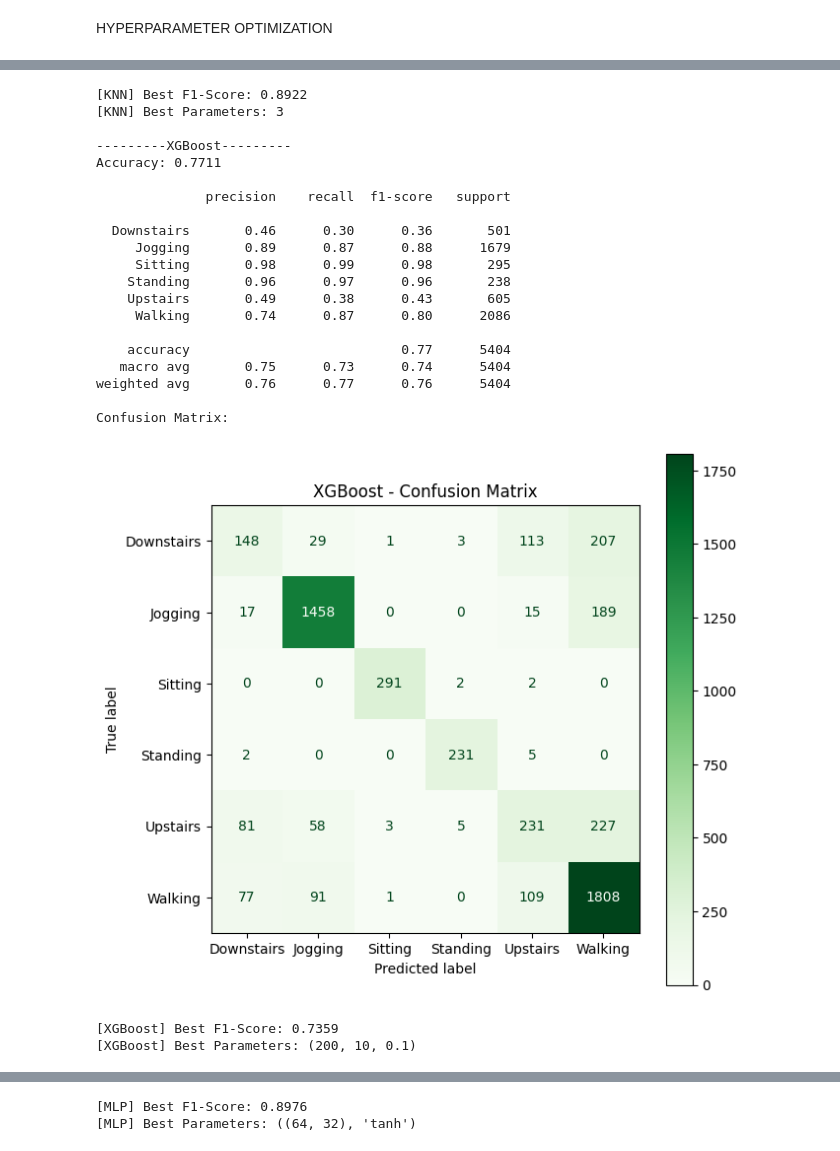
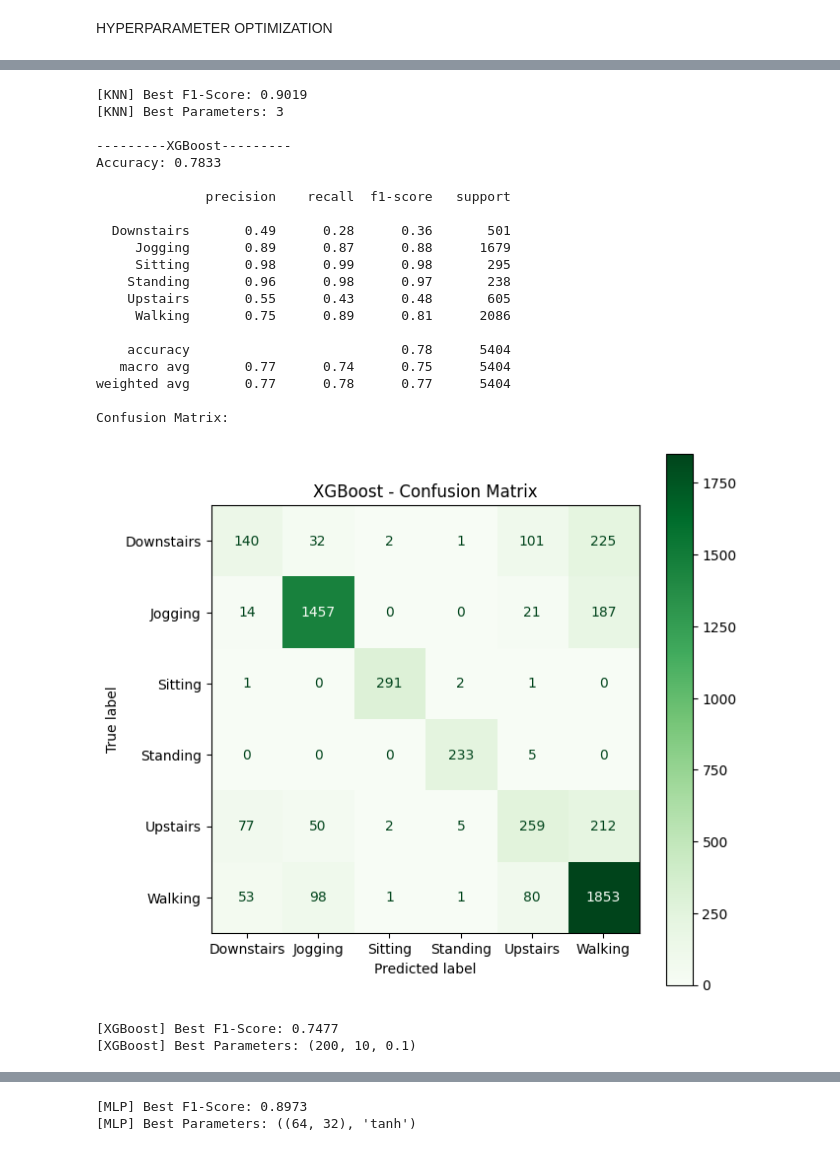
Before and after one commit to aylinShn0/Human-Activity-Recognition-with-Smart-Devices, a Jupyter notebook: WISDM_YONTEM1.ipynb, the cells around one changed output, grey strips where cells are left out. Cells and saved outputs as stored; diff of their text form; code cells hidden in the pictures.

```diff
--- a/WISDM_YONTEM1.ipynb
+++ b/WISDM_YONTEM1.ipynb
@@ -123,10 +123,9 @@ def model_train(model, x_train, y_train, x_test, y_test, name, pca):
     print(classification_report(y_test, y_pred, target_names=activity_labels, zero_division=0))
     print("Confusion Matrix:")
     figure, axes = plt.subplots(figsize=(7, 7))
-    ConfusionMatrixDisplay.from_estimator(
-        model,
-        x_test,
+    ConfusionMatrixDisplay.from_predictions(
         y_test,
+        y_pred,
         display_labels=activity_labels,
         cmap='Greens',
         xticks_rotation='horizontal',
@@ -402,7 +401,7 @@ def SVM_optimization(x_train, y_train, x_test, y_test):
 
     for C in [0.1, 1, 10]:
         for kernel in ['linear', 'rbf']:
-            model = SVC(C=C, kernel=kernel , random_state=42)
+            model = SVC(C=C, kernel=kernel , random_state=17)
             model.fit(x_train, y_train)
             y_pred = model.predict(x_test)
 
@@ -422,10 +421,9 @@ def SVM_optimization(x_train, y_train, x_test, y_test):
     print("Confusion Matrix:")
     fig, ax = plt.subplots(figsize=(7, 7))
 
-    ConfusionMatrixDisplay.from_estimator(
-                best_model,
-                x_test,
+    ConfusionMatrixDisplay.from_predictions(
                 y_test,
+                best_y_pred,
                 display_labels=activity_labels,
                 cmap='Greens',
                 xticks_rotation='horizontal',
@@ -449,7 +447,7 @@ def RF_optimization(x_train, y_train, x_test, y_test):
     for n_estimators in [100, 200]:
         for max_depth in [None, 10, 20]:
             for min_samples_split in [2, 5]:
-                model = RandomForestClassifier(n_estimators=n_estimators, max_depth=max_depth, min_samples_split=min_samples_split, random_state=42)
+                model = RandomForestClassifier(n_estimators=n_estimators, max_depth=max_depth, min_samples_split=min_samples_split, random_state=17)
                 model.fit(x_train, y_train)
                 y_pred = model.predict(x_test)
 
@@ -470,10 +468,9 @@ def RF_optimization(x_train, y_train, x_test, y_test):
     print("Confusion Matrix:")
     fig, ax = plt.subplots(figsize=(7, 7))
 
-    ConfusionMatrixDisplay.from_estimator(
-                best_model,
-                x_test,
+    ConfusionMatrixDisplay.from_predictions(
                 y_test,
+                best_y_pred,
                 display_labels=activity_labels,
                 cmap='Greens',
                 xticks_rotation='horizontal',
@@ -516,10 +513,9 @@ def KNN_optimization(x_train, y_train, x_test, y_test):
     print("Confusion Matrix:")
     fig, ax = plt.subplots(figsize=(7, 7))
 
-    ConfusionMatrixDisplay.from_estimator(
-                best_model,
-                x_test,
+    ConfusionMatrixDisplay.from_predictions(
                 y_test,
+                best_y_pred,
                 display_labels=activity_labels,
                 cmap='Greens',
                 xticks_rotation='horizontal',
@@ -542,7 +538,7 @@ def XGBoost_optimization(x_train, y_train, x_test, y_test):
     for n_estimators in [100, 200]:
         for max_depth in [3, 6, 10]:
             for learning_rate in [0.1, 0.3]:
-                model = XGBClassifier(n_estimators=n_estimators, max_depth=max_depth, learning_rate=learning_rate, verbosity=0, use_label_encoder=False, random_state=42)
+                model = XGBClassifier(n_estimators=n_estimators, max_depth=max_depth, learning_rate=learning_rate, verbosity=0, use_label_encoder=False, random_state=17)
                 model.fit(x_train, y_train)
                 y_pred = model.predict(x_test)
 
@@ -565,10 +561,9 @@ def XGBoost_optimization(x_train, y_train, x_test, y_test):
     print("Confusion Matrix:")
     fig, ax = plt.subplots(figsize=(7, 7))
 
-    ConfusionMatrixDisplay.from_estimator(
-                best_model,
-                x_test,
+    ConfusionMatrixDisplay.from_predictions(
                 y_test,
+                best_y_pred,
                 display_labels=activity_labels,
                 cmap='Greens',
                 xticks_rotation='horizontal',
@@ -590,7 +585,7 @@ def MLP_optimization(x_train, y_train, x_test, y_test):
 
     for hl in [(50,), (100,), (64, 32)]:
         for activation in ['relu', 'tanh']:
-            model = MLPClassifier(hidden_layer_sizes=hl, activation=activation, max_iter=300, random_state=42)
+            model = MLPClassifier(hidden_layer_sizes=hl, activation=activation, max_iter=300, random_state=17)
             model.fit(x_train, y_train)
             y_pred = model.predict(x_test)
 
@@ -612,10 +607,9 @@ def MLP_optimization(x_train, y_train, x_test, y_test):
     print("Confusion Matrix:")
     fig, ax = plt.subplots(figsize=(7, 7))
 
-    ConfusionMatrixDisplay.from_estimator(
-                best_model,
-                x_test,
+    ConfusionMatrixDisplay.from_predictions(
                 y_test,
+                best_y_pred,
                 display_labels=activity_labels,
                 cmap='Greens',
                 xticks_rotation='horizontal',
@@ -699,24 +693,24 @@ Confusion Matrix:
-[KNN] Best F1-Score: 0.8922
+[KNN] Best F1-Score: 0.9019
 [KNN] Best Parameters: 3
 
 ---------XGBoost---------
-Accuracy: 0.7711
+Accuracy: 0.7833
 
               precision    recall  f1-score   support
 
-  Downstairs       0.46      0.30      0.36       501
+  Downstairs       0.49      0.28      0.36       501
      Jogging       0.89      0.87      0.88      1679
      Sitting       0.98      0.99      0.98       295
-    Standing       0.96      0.97      0.96       238
-    Upstairs       0.49      0.38      0.43       605
-     Walking       0.74      0.87      0.80      2086
+    Standing       0.96      0.98      0.97       238
+    Upstairs       0.55      0.43      0.48       605
+     Walking       0.75      0.89      0.81      2086
 
-    accuracy                           0.77      5404
-   macro avg       0.75      0.73      0.74      5404
-weighted avg       0.76      0.77      0.76      5404
+    accuracy                           0.78      5404
+   macro avg       0.77      0.74      0.75      5404
+weighted avg       0.77      0.78      0.77      5404
 
 Confusion Matrix:
-[figure, old version]
+[figure, new version]
-[XGBoost] Best F1-Score: 0.7359
+[XGBoost] Best F1-Score: 0.7477
 [XGBoost] Best Parameters: (200, 10, 0.1)
 ---------MLP---------
@@ -740,2 +734,2 @@ Confusion Matrix:
-[MLP] Best F1-Score: 0.8976
+[MLP] Best F1-Score: 0.8973
 [MLP] Best Parameters: ((64, 32), 'tanh')
```
Also changed, not shown: parts of 4 cells of this notebook, 1 other file.
